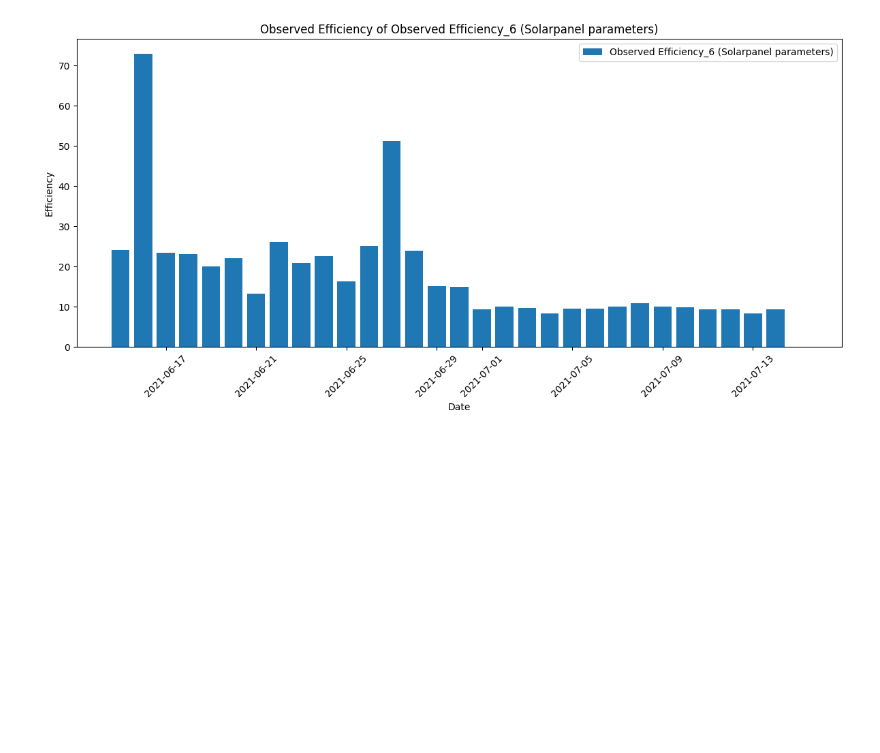
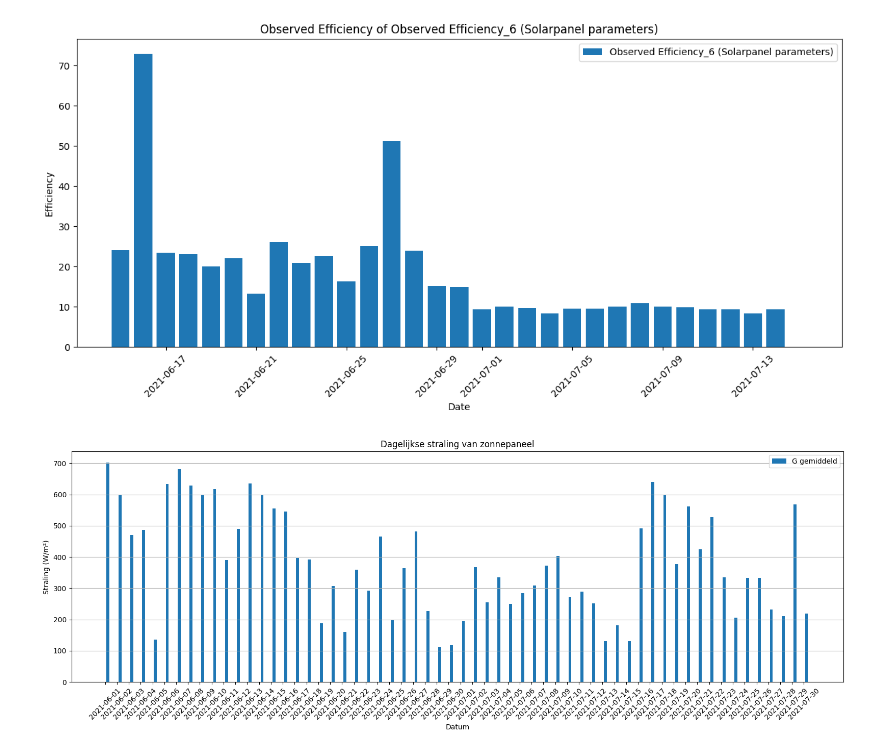
Before and after one commit to Qrax/PV-Systems-Data, a Jupyter notebook: Simulaties_met_amolf_data.ipynb, the cells around one changed output. Saved outputs shown, nothing was run; the diff lists cells and outputs as text; code cells hidden in the pictures; blank space fills up the shorter version.

```diff
--- a/Simulaties_met_amolf_data.ipynb
+++ b/Simulaties_met_amolf_data.ipynb
@@ -467,3 +517,56 @@ for efficiency in efficiency_columns:
 [figure]
 [figure]
 [figure]
+# %%
+import matplotlib.pyplot as plt
+import pandas as pd
+
+begin = pd.Timestamp('2021-06-01')
+end = pd.Timestamp('2021-07-30')
+
+# Select only numeric columns
+numeric_columns = synced_df.select_dtypes(include=['number'])
+
+# Aggregate data to daily averages using only numeric columns
+daily_data = numeric_columns.resample('D').mean()
+
+# Filter the daily data for the given date range
+filtered_daily_data = daily_data[(daily_data.index >= begin) & (daily_data.index <= end)]
+
+# Define the variables to plot
+variables = [
+    'G[W/m²]_3 (Solarpanel parameters)',
+    'G_pyranometer[W/m²]_3 (Solarpanel parameters)',
+    'average G [W/m²]_3 (Solarpanel curves)'
+]
+
+# Define labels for the legend
+labels = ['G paneel', 'G pyranometer', 'G gemiddeld']
+
+# Bar width and offsets
+bar_width = 0.25
+x = range(len(filtered_daily_data.index))
+
+plt.figure(figsize=(16, 6))
+
+# Create bars for each variable
+for i, var in enumerate(variables):
+    if var in filtered_daily_data.columns:
+        plt.bar(
+            [p + i * bar_width for p in x],
+            filtered_daily_data[var],
+            bar_width,
+            label=labels[i]
+        )
+
+# Format the plot
+plt.xticks([p + bar_width for p in x], filtered_daily_data.index.strftime('%Y-%m-%d'), rotation=45)
+plt.xlabel('Datum')
+plt.ylabel('Straling (W/m²)')
+plt.title('Dagelijkse straling van zonnepaneel')
+plt.grid(axis='y')
+plt.legend()
+plt.tight_layout()
+plt.show()
+# %% [output]
+[figure, added]
```
Also changed, not shown: parts of 4 cells of this notebook.
